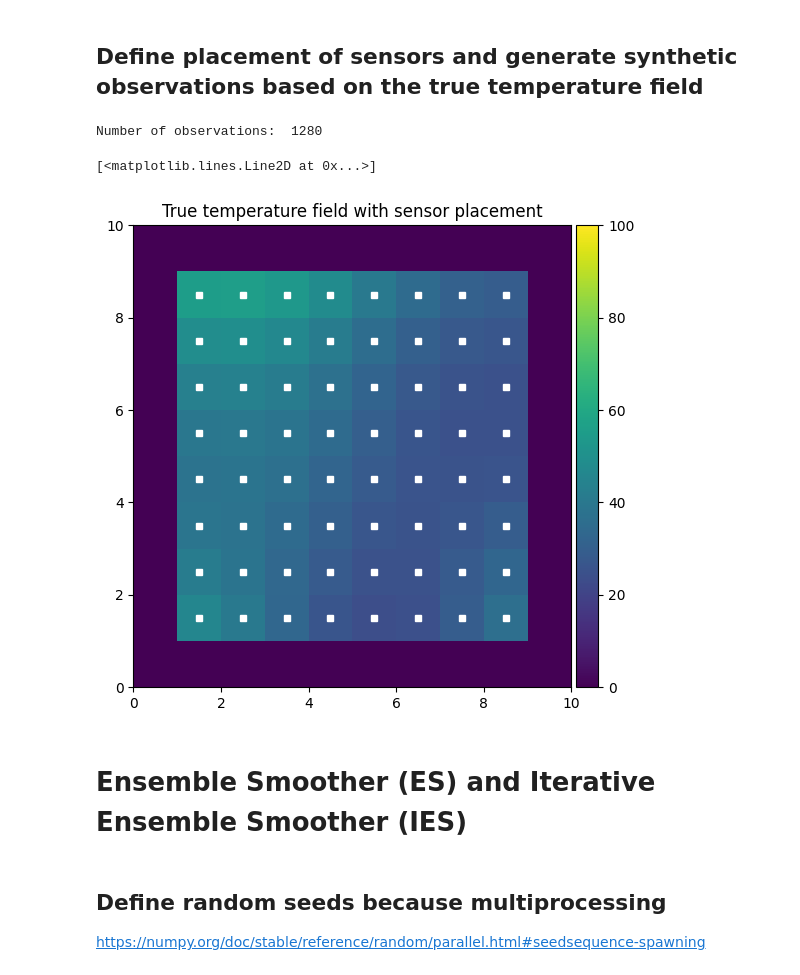
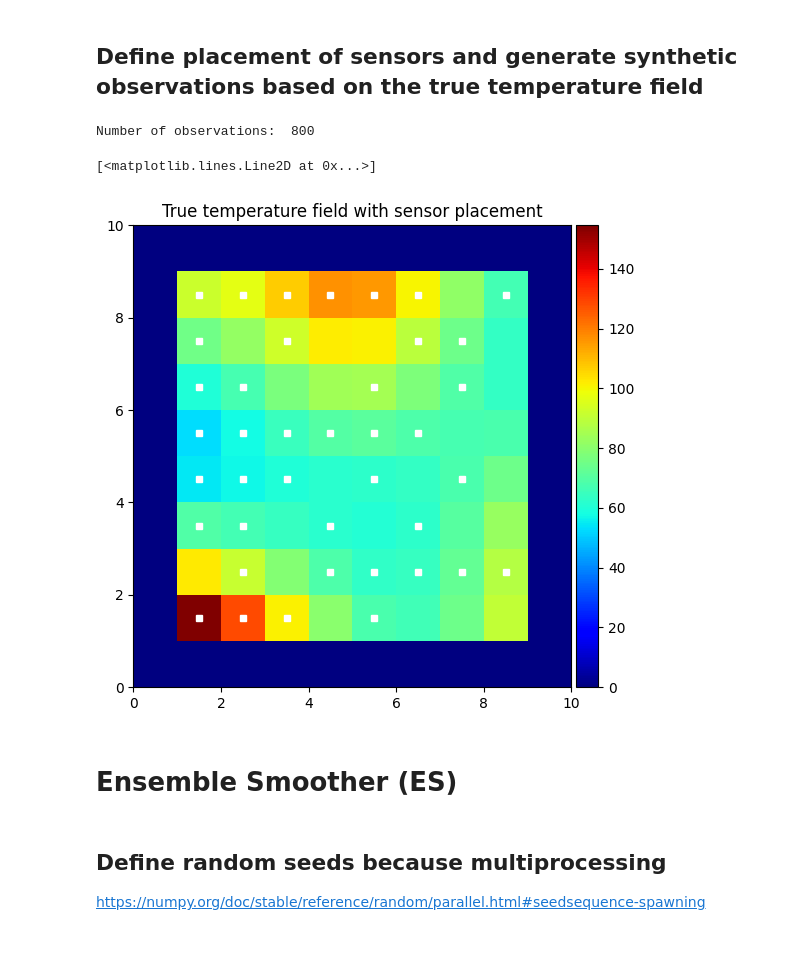
Before and after one commit to equinor/dass, a Jupyter notebook: notebooks/ES_2D_Heat_Equation.ipynb, the cells around one changed output. Drawn from its saved outputs; the diff is of its cells as text; code cells hidden in the pictures; blank space fills up the shorter version.

```diff
--- a/notebooks/ES_2D_Heat_Equation.ipynb
+++ b/notebooks/ES_2D_Heat_Equation.ipynb
@@ -10,7 +10,7 @@ This means that to get values at the point `(k, x, y)` of a field `u`, we must d
 import numpy as np
 
 np.set_printoptions(suppress=True)
-rng = np.random.default_rng(12)
+rng = np.random.default_rng()
 
 import matplotlib.pyplot as plt
 
@@ -64,7 +67,7 @@ u = np.empty((k_end, nx, nx))
 u.fill(0.0)
 
 u[:, :, :] = np.exp(
-    8
+    9
     * gaussian_filter(gaussian_filter(rng.random(size=(nx, nx)), sigma=2.0), sigma=1.0)
 )
 
@@ -75,7 +78,7 @@ u[:, :1, 1:] = u_bottom
 u[:, :, (nx - 1) :] = u_right
 
 # How much noise to add to heat equation.
-# scale = 0.1
+# scale = 1.0
 scale = None
 
 u = pde.heat_equation(u, alpha_t, dx, dt, k_start, k_end, rng=rng, scale=scale)
@@ -132,34 +135,34 @@ interactive(children=(IntSlider(value=0, description='k', max=99), Output()), _d
 # %%
 # placement of sensors, i.e, where the observations are done
 pad = 1
 coords = np.array([(x, y) for x in range(pad, nx - pad) for y in range(pad, nx - pad)])
 ncoords = coords.shape[0]
-nmeas = 64
+nmeas = 40
 coords_idx = np.random.choice(np.arange(ncoords), size=nmeas, replace=False)
 obs_coordinates = [utils.Coordinate(xc, yc) for xc, yc in coords[coords_idx]]
 
 # At which times observations are taken
 obs_times = np.linspace(5, k_end, 20, endpoint=False, dtype=int)
 
-d = utils.observations(obs_coordinates, obs_times, u, lambda value: abs(0.01 * value))
+d = utils.observations(obs_coordinates, obs_times, u, lambda value: abs(0.01))
 # number of measurements
 m = d.shape[0]
 print("Number of observations: ", m)
 
 # Plot temperature field and show placement of sensors.
 obs_coordinates = set(zip(d.index.get_level_values("x"), d.index.get_level_values("y")))
 x, y = zip(*obs_coordinates)
 
 fig, ax = plt.subplots()
-p = ax.pcolormesh(u[0], cmap=plt.cm.viridis, vmin=0, vmax=100)
+p = ax.pcolormesh(u[0], cmap=plt.cm.jet)
 ax.set_title("True temperature field with sensor placement")
 utils.colorbar(p)
 ax.plot([i + 0.5 for i in x], [j + 0.5 for j in y], "s", color="white", markersize=5)
 # %% [output]
-Number of observations:  1280
+Number of observations:  800
 [<matplotlib.lines.Line2D at 0x...>]
-[figure, old version]
+[figure, new version]
 # %% [markdown]
-# Ensemble Smoother (ES) and Iterative Ensemble Smoother (IES)
+# Ensemble Smoother (ES)
 # %%
 # Number of realisations
```
Also changed, not shown: parts of 24 cells of this notebook, 1 other file.
